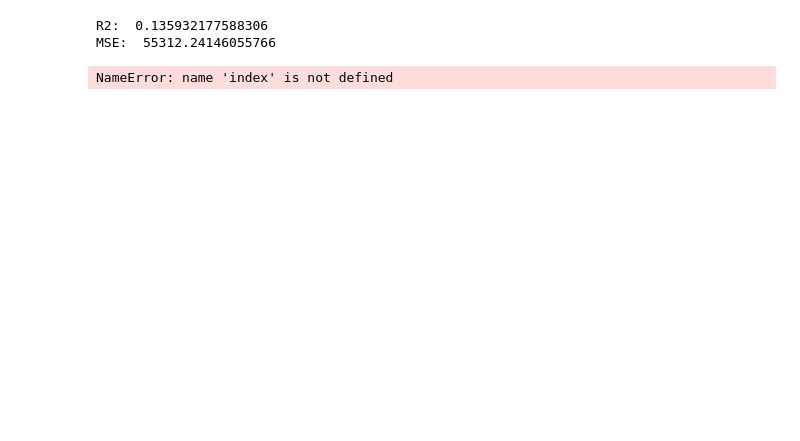
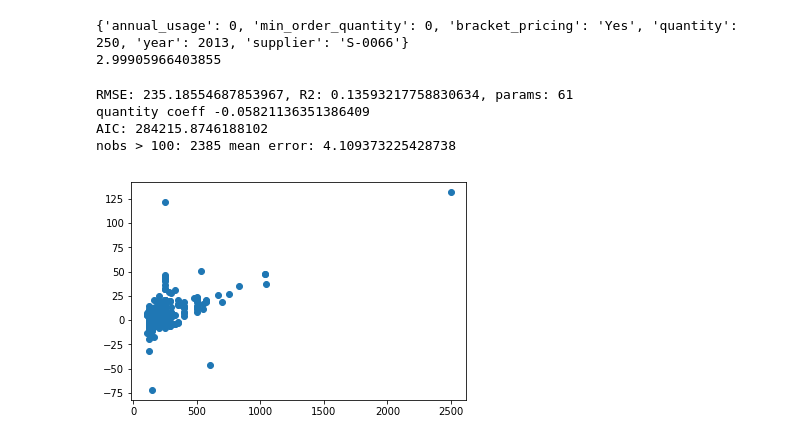
Before and after one commit to ericschulman/dogs, a Jupyter notebook: benchmarks.ipynb, the cells around one changed output. Cells and saved outputs as stored; diff of their text form; code cells hidden in the pictures; blank space fills up the shorter version.

```diff
--- a/benchmarks.ipynb
+++ b/benchmarks.ipynb
@@ -9,26 +10,19 @@ import statsmodels.formula.api as smf
 # load training and test datasets
 train_raw = pd.read_csv('input/train_set.csv', parse_dates=[2,])
 test_raw = pd.read_csv('input/test_set.csv', parse_dates=[3,])
-# %%
-#regular model
-ols_data = train_raw.copy()
-ols_data['year'] = train_raw.quote_date.dt.year
-
-baseline_ols = smf.ols('cost ~ annual_usage + min_order_quantity + bracket_pricing + quantity + \
-                       year + supplier', data = ols_data)
-
-
-baseline_fit = baseline_ols.fit()
-print('R2: ', baseline_fit.rsquared)
-print('MSE: ', baseline_fit.mse_model)
-# %% [output]
-R2:  0.135932177588306
-MSE:  55312.24146055766
 # %%
+#set up a data for ols
+ols_data = train_raw.copy()
+ols_data['year'] = train_raw.quote_date.dt.year
+
+#set up a point to test
+index = 7
 point = dict(ols_data[['annual_usage','min_order_quantity', 'bracket_pricing',
                        'quantity','year','supplier']].loc[index])
 
-print(baseline_fit.predict(exog=point))
+
+print(point)
 print(ols_data['cost'].loc[index])
 # %% [output]
-NameError: name 'index' is not defined
+{'annual_usage': 0, 'min_order_quantity': 0, 'bracket_pricing': 'Yes', 'quantity': 250, 'year': 2013, 'supplier': 'S-0066'}
+2.99905966403855
@@ -45,0 +29,29 @@ print('quantity %s'%baseline_fit.params[2])
+# %%
+def print_model_summary(model, data, log=False):
+    print('RMSE: %s, R2: %s, params: %s'%(model.mse_model**.5, model.rsquared, model.params.shape[0]-1))
+    if not log:
+        print('quantity coeff %s'%model.params['quantity'])
+    else:
+        print('quantity coeff %s'%model.params['np.log(quantity)'])
+    print('AIC: %s'% model.aic)
+    quantity = np.concatenate(([data['quantity']],[model.resid]),axis=0)
+    quantity = quantity.transpose()
+    quantity = quantity[ (quantity[:,0] > 100) ]
+    print('nobs > 100:', quantity.shape[0], 'mean error:', quantity[:,1].mean())
+    plt.scatter(quantity[:,0], quantity[:,1])
+
+
+
+#regular model
+baseline_ols = smf.ols('cost ~  1 + quantity + annual_usage + min_order_quantity + bracket_pricing + \
+                       year + supplier', data = ols_data)
+baseline_fit = baseline_ols.fit()
+
+#summarize
+print_model_summary(baseline_fit, ols_data)
+# %% [output]
+RMSE: 235.18554687853967, R2: 0.13593217758830634, params: 61
+quantity coeff -0.05821136351386409
+AIC: 284215.8746188102
+nobs > 100: 2385 mean error: 4.109373225428738
+[figure, added]
```
Also changed, not shown: parts of 12 cells of this notebook.
